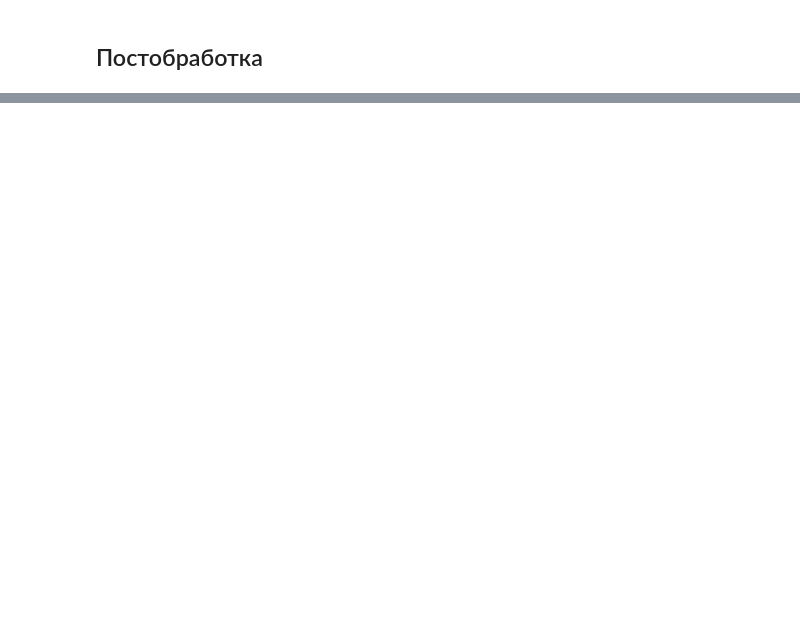
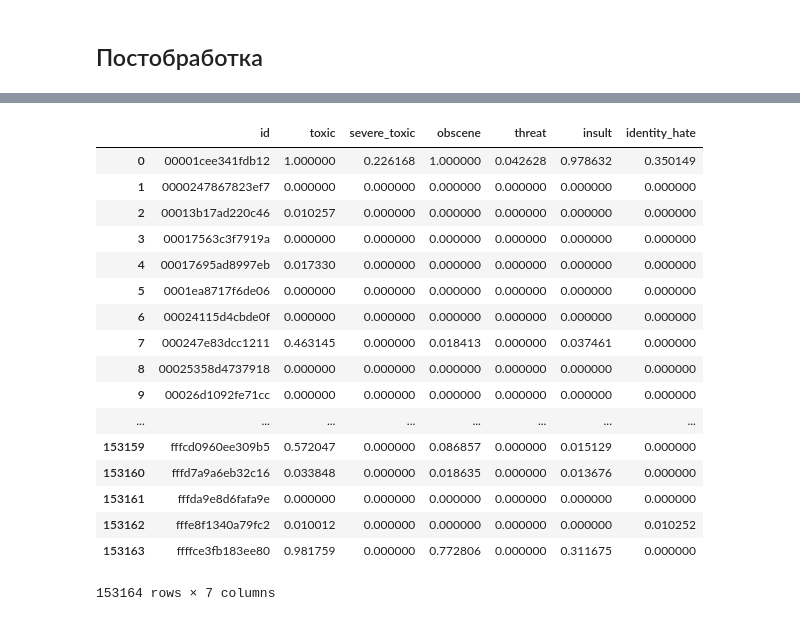
Before and after one commit to MichaelSolotky/ToxicCommentsKaggle, a Jupyter notebook: main.ipynb, the cells around one changed output, grey strips where cells are left out. Saved outputs shown, nothing was run; the diff lists cells and outputs as text; code cells hidden in the pictures; blank space fills up the shorter version.

```diff
--- a/main.ipynb
+++ b/main.ipynb
@@ -173 +255,28 @@ NameError: name 'submission_example' is not defined
+# %%
+final_prediction = submission_example.copy()
+mask = final_prediction.loc[:, targets] > trust_level
+final_prediction = final_prediction.where(~mask, other=1)
+mask = final_prediction.loc[:, targets] < significance_level
+final_prediction = final_prediction.where(~mask, other=0)
+final_prediction.loc[:, 'id'] = submission_example['id']
+final_prediction
+# %% [output]
+|  | id | toxic | severe_toxic | obscene | threat | insult | identity_hate |
+| 0 | 00001cee341fdb12 | 1.000000 | 0.226168 | 1.000000 | 0.042628 | 0.978632 | 0.350149 |
+| 1 | 0000247867823ef7 | 0.000000 | 0.000000 | 0.000000 | 0.000000 | 0.000000 | 0.000000 |
+| 2 | 00013b17ad220c46 | 0.010257 | 0.000000 | 0.000000 | 0.000000 | 0.000000 | 0.000000 |
+| 3 | 00017563c3f7919a | 0.000000 | 0.000000 | 0.000000 | 0.000000 | 0.000000 | 0.000000 |
+| 4 | 00017695ad8997eb | 0.017330 | 0.000000 | 0.000000 | 0.000000 | 0.000000 | 0.000000 |
+| 5 | 0001ea8717f6de06 | 0.000000 | 0.000000 | 0.000000 | 0.000000 | 0.000000 | 0.000000 |
+| 6 | 00024115d4cbde0f | 0.000000 | 0.000000 | 0.000000 | 0.000000 | 0.000000 | 0.000000 |
+| 7 | 000247e83dcc1211 | 0.463145 | 0.000000 | 0.018413 | 0.000000 | 0.037461 | 0.000000 |
+| 8 | 00025358d4737918 | 0.000000 | 0.000000 | 0.000000 | 0.000000 | 0.000000 | 0.000000 |
+| 9 | 00026d1092fe71cc | 0.000000 | 0.000000 | 0.000000 | 0.000000 | 0.000000 | 0.000000 |
+| ... | ... | ... | ... | ... | ... | ... | ... |
+| 153159 | fffcd0960ee309b5 | 0.572047 | 0.000000 | 0.086857 | 0.000000 | 0.015129 | 0.000000 |
+| 153160 | fffd7a9a6eb32c16 | 0.033848 | 0.000000 | 0.018635 | 0.000000 | 0.013676 | 0.000000 |
+| 153161 | fffda9e8d6fafa9e | 0.000000 | 0.000000 | 0.000000 | 0.000000 | 0.000000 | 0.000000 |
+| 153162 | fffe8f1340a79fc2 | 0.010012 | 0.000000 | 0.000000 | 0.000000 | 0.000000 | 0.010252 |
+| 153163 | ffffce3fb183ee80 | 0.981759 | 0.000000 | 0.772806 | 0.000000 | 0.311675 | 0.000000 |
+153164 rows × 7 columns
 # %%
```
Also changed, not shown: parts of 24 cells of this notebook, 5 other files.
